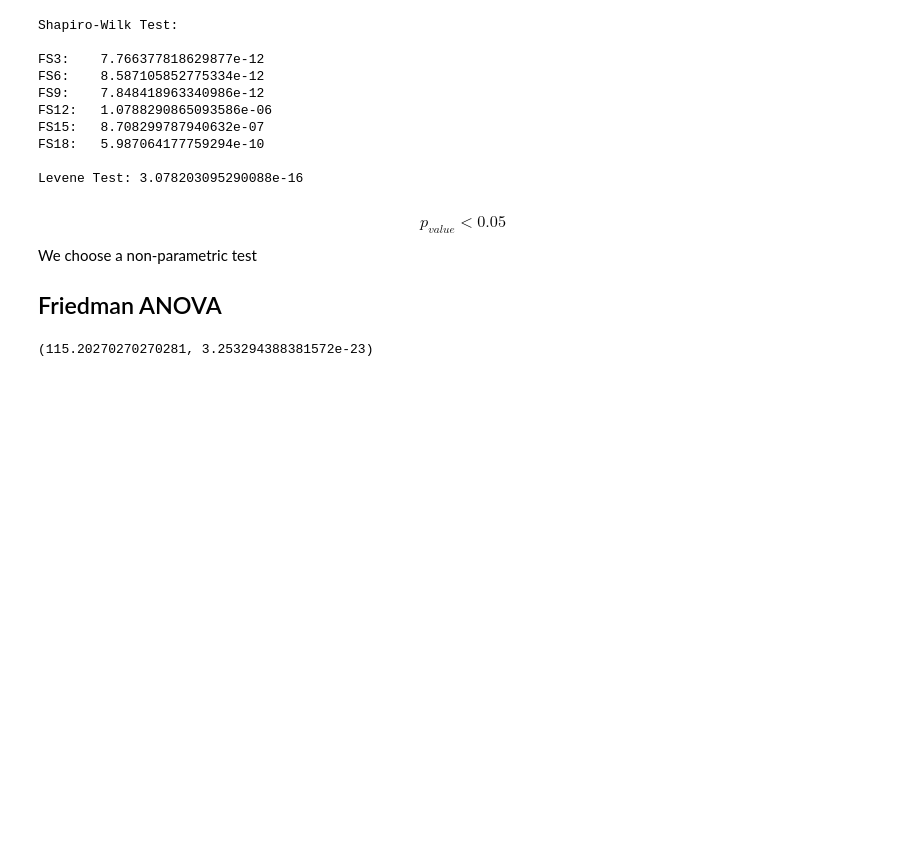
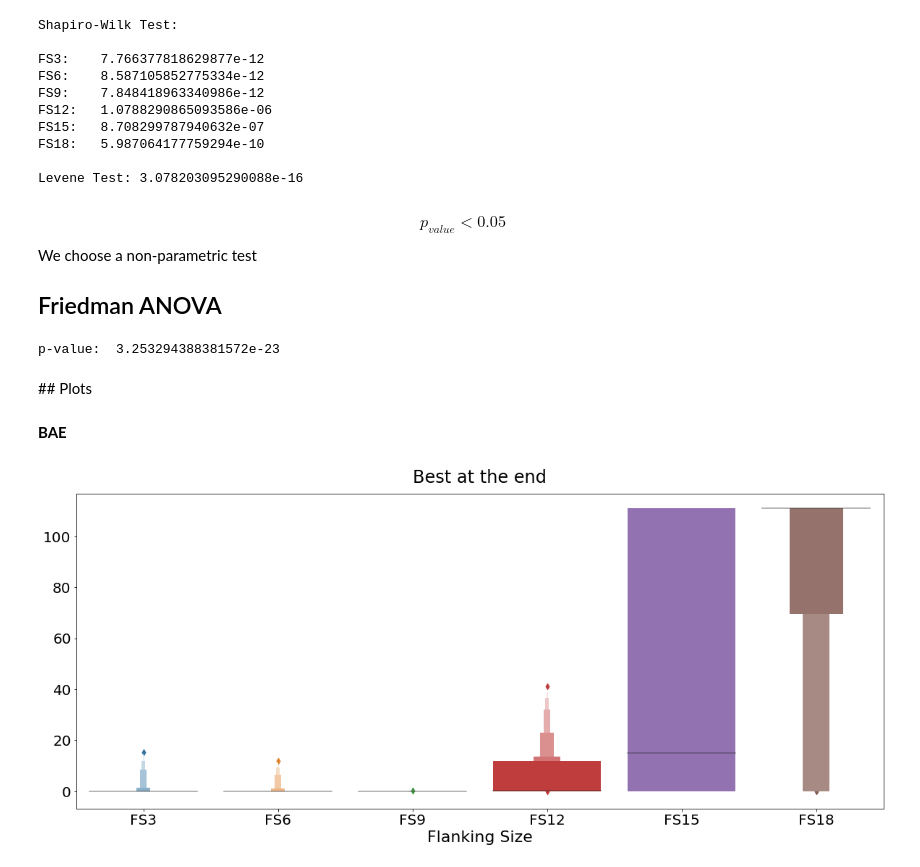
Before and after one commit to eleonoragatti44/Transposition-ECProject, a Jupyter notebook: analysis.ipynb, the cells around one changed output. Cells and saved outputs as stored; diff of their text form; code cells hidden in the pictures; blank space fills up the shorter version.

Commit message:
some plot added

```diff
--- a/analysis.ipynb
+++ b/analysis.ipynb
@@ -9,3 +3,21 @@ import pandas as pd
+# %%
+from evol_algorithm import *
+from statistics import *
+import numpy as np
+import matplotlib.pylab as plt
+from mpl_toolkits.axes_grid1.inset_locator import zoomed_inset_axes, mark_inset
+from mpl_toolkits.axes_grid1.anchored_artists import AnchoredSizeBar
+import pandas as pd
+import seaborn as sns
+import matplotlib as mpl
+
+# parameters for plots
+mpl.rcParams['figure.figsize'] = (20, 8)
+mpl.rcParams['axes.titlesize'] = 20
+mpl.rcParams['axes.labelsize'] = 18
+mpl.rcParams['legend.fontsize'] = 12
+mpl.rcParams['xtick.labelsize'] = 14
+mpl.rcParams['ytick.labelsize'] = 14
 # %% [markdown]
 ---
 ---
@@ -60,6 +74,29 @@ We choose a non-parametric test
 ## Friedman ANOVA
 # %%
 test = friedman_chi((fs3, fs6, fs9, fs12, fs15, fs18))
-test
+print('p-value: ', test[1])
 # %% [output]
-(115.20270270270281, 3.253294388381572e-23)
+p-value:  3.253294388381572e-23
+# %% [markdown]
+## Plots
+# %% [markdown]
+**BAE**
+# %%
+fs3_bea = get_data('Results/D12/rastrigin_transposition_3_bea.dat')
+fs6_bea = get_data('Results/D12/rastrigin_transposition_6_bea.dat')
+fs9_bea = get_data('Results/D12/rastrigin_transposition_9_bea.dat')
+fs12_bea = get_data('Results/D12/rastrigin_transposition_12_bea.dat')
+fs15_bea = get_data('Results/D12/rastrigin_transposition_15_bea.dat')
+fs18_bea = get_data('Results/D12/rastrigin_transposition_18_bea.dat')
+
+
+
+df = pd.DataFrame({'FS3':fs3_bea, 'FS6':fs6_bea, 'FS9':fs9_bea, 'FS12':fs12_bea, 'FS15':fs15_bea, 'FS18':fs18_bea})
+
+ax = sns.boxenplot(data=df)
+ax.set_title('Best at the end', pad=15)
+ax.set_xlabel('Flanking Size')
+
+plt.savefig('Figure/box_rastrigin_D12.pdf', dpi=700)
+# %% [output]
+[figure, added]
```
Also changed, not shown: parts of 7 cells of this notebook, 5 other files.
